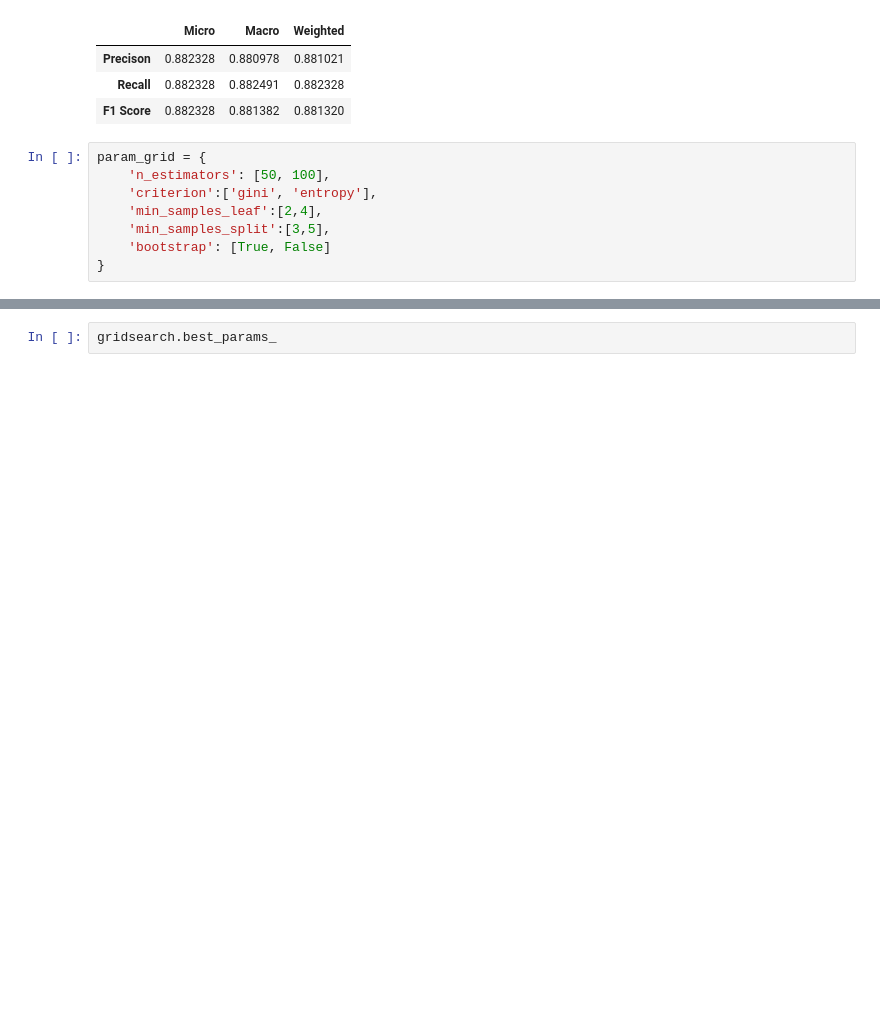
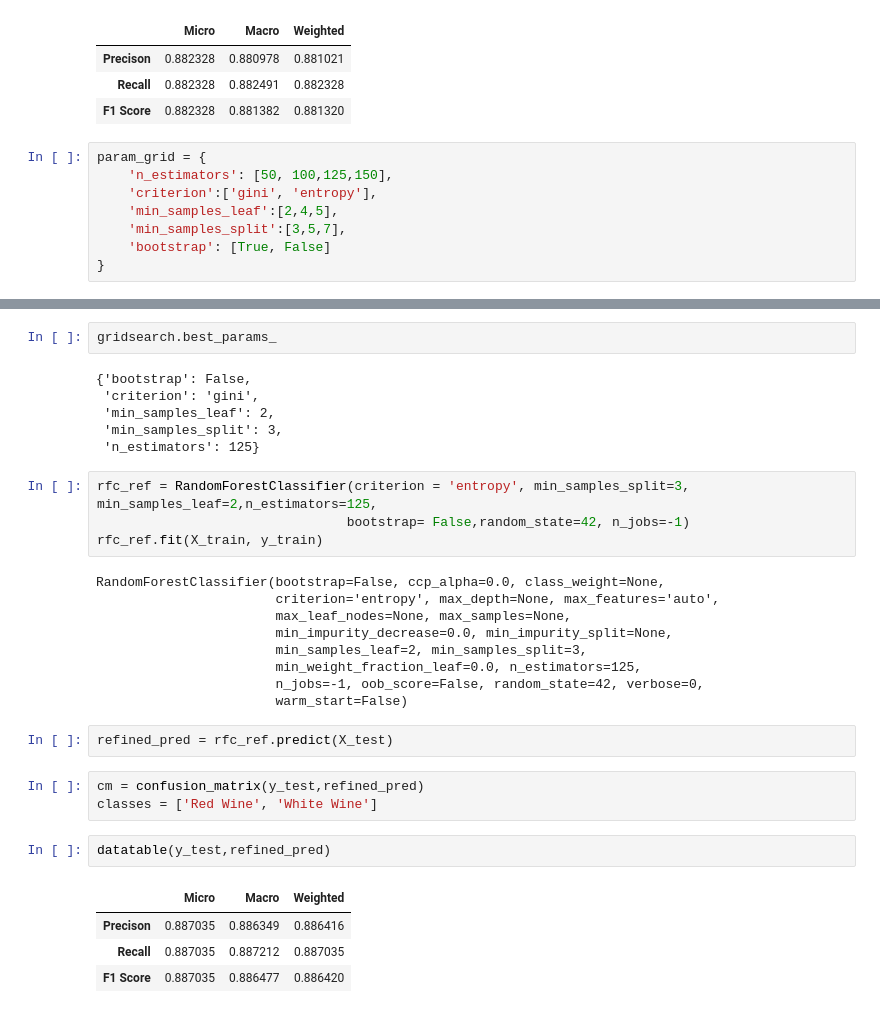
Before and after one commit to emilia329/WineFun, a Jupyter notebook: Modeling.ipynb, the cells around one changed output, grey strips where cells are left out. Saved outputs shown, nothing was run; the diff lists cells and outputs as text; blank space fills up the shorter version.

```diff
--- a/Modeling.ipynb
+++ b/Modeling.ipynb
@@ -565,10 +565,10 @@ datatable(y_test,test_pred)
 | F1 Score | 0.882328 | 0.881382 | 0.881320 |
 # %%
 param_grid = {
-    'n_estimators': [50, 100],
+    'n_estimators': [50, 100,125,150],
     'criterion':['gini', 'entropy'],
-    'min_samples_leaf':[2,4],
-    'min_samples_split':[3,5],
+    'min_samples_leaf':[2,4,5],
+    'min_samples_split':[3,5,7],
     'bootstrap': [True, False]
 }
 # %%
@@ -577,2 +595,33 @@ gridsearch.fit(X_train, y_train)
 # %%
 gridsearch.best_params_
+# %% [output]
+{'bootstrap': False,
+ 'criterion': 'gini',
+ 'min_samples_leaf': 2,
+ 'min_samples_split': 3,
+ 'n_estimators': 125}
+# %%
+rfc_ref = RandomForestClassifier(criterion = 'entropy', min_samples_split=3, min_samples_leaf=2,n_estimators=125,
+                                bootstrap= False,random_state=42, n_jobs=-1)
+rfc_ref.fit(X_train, y_train)
+# %% [output]
+RandomForestClassifier(bootstrap=False, ccp_alpha=0.0, class_weight=None,
+                       criterion='entropy', max_depth=None, max_features='auto',
+                       max_leaf_nodes=None, max_samples=None,
+                       min_impurity_decrease=0.0, min_impurity_split=None,
+                       min_samples_leaf=2, min_samples_split=3,
+                       min_weight_fraction_leaf=0.0, n_estimators=125,
+                       n_jobs=-1, oob_score=False, random_state=42, verbose=0,
+                       warm_start=False)
+# %%
+refined_pred = rfc_ref.predict(X_test)
+# %%
+cm = confusion_matrix(y_test,refined_pred)
+classes = ['Red Wine', 'White Wine']
+# %%
+datatable(y_test,refined_pred)
+# %% [output]
+|  | Micro | Macro | Weighted |
+| Precison | 0.887035 | 0.886349 | 0.886416 |
+| Recall | 0.887035 | 0.887212 | 0.887035 |
+| F1 Score | 0.887035 | 0.886477 | 0.886420 |
```
Also changed, not shown: parts of 1 cell of this notebook.
